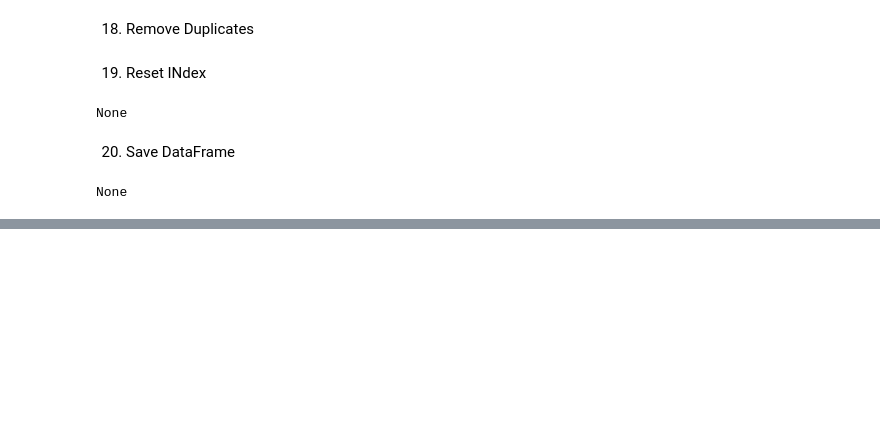
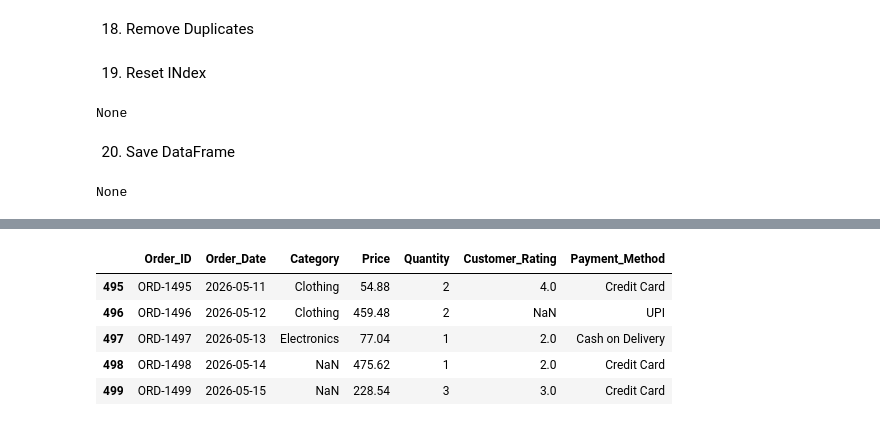
Before and after one commit to guddiyasingh/python-main, a Jupyter notebook: Data_Analysis/PDS.ipynb, the cells around one changed output, grey strips where cells are left out. Drawn from its saved outputs; the diff is of its cells as text; code cells hidden in the pictures; blank space fills up the shorter version.

```diff
--- a/Data_Analysis/PDS.ipynb
+++ b/Data_Analysis/PDS.ipynb
@@ -572,0 +586,9 @@ print(df.to_excel("students.xlsx", index=False))
+# %%
+df.tail(5)
+# %% [output]
+|  | Order_ID | Order_Date | Category | Price | Quantity | Customer_Rating | Payment_Method |
+| 495 | ORD-1495 | 2026-05-11 | Clothing | 54.88 | 2 | 4.0 | Credit Card |
+| 496 | ORD-1496 | 2026-05-12 | Clothing | 459.48 | 2 | NaN | UPI |
+| 497 | ORD-1497 | 2026-05-13 | Electronics | 77.04 | 1 | 2.0 | Cash on Delivery |
+| 498 | ORD-1498 | 2026-05-14 | NaN | 475.62 | 1 | 2.0 | Credit Card |
+| 499 | ORD-1499 | 2026-05-15 | NaN | 228.54 | 3 | 3.0 | Credit Card |
```
Also changed, not shown: parts of 3 cells of this notebook.
